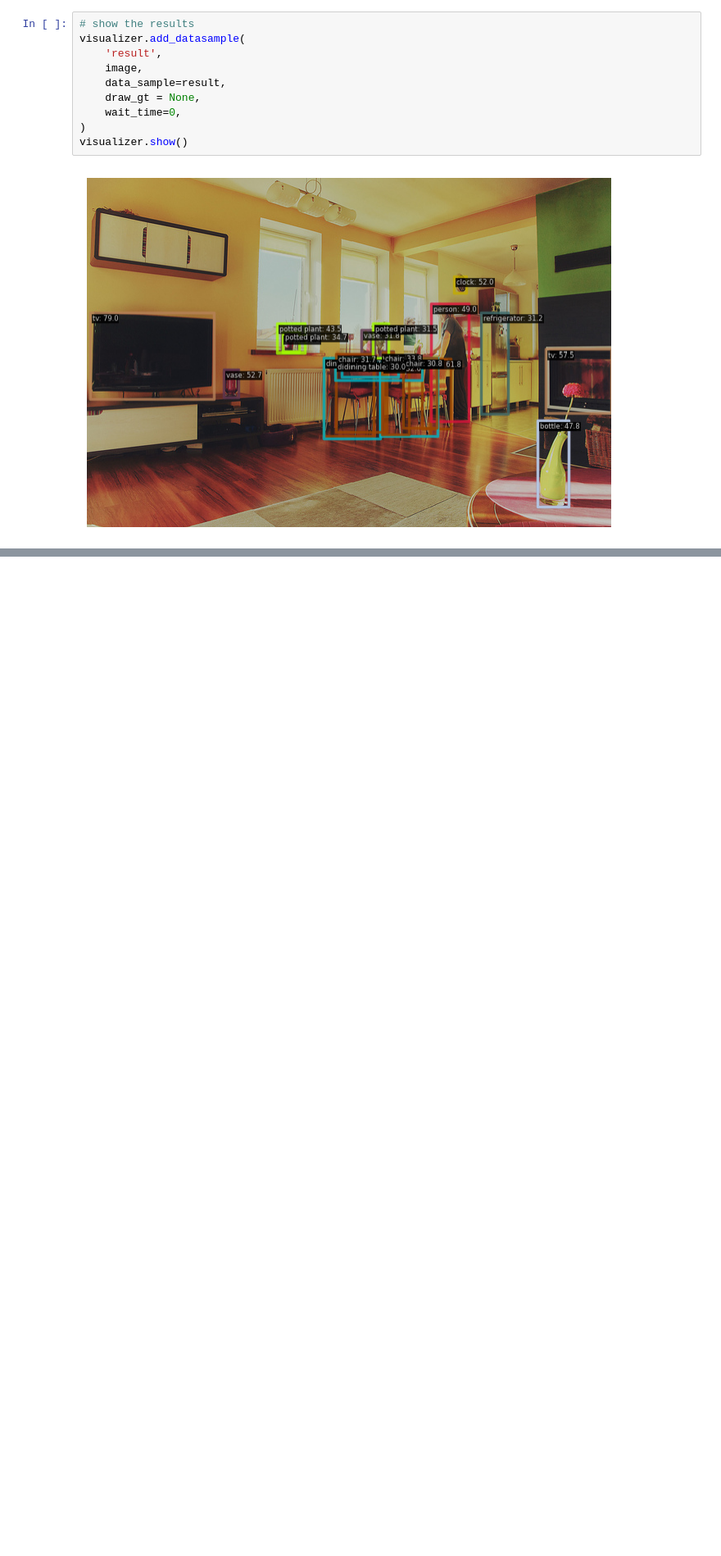
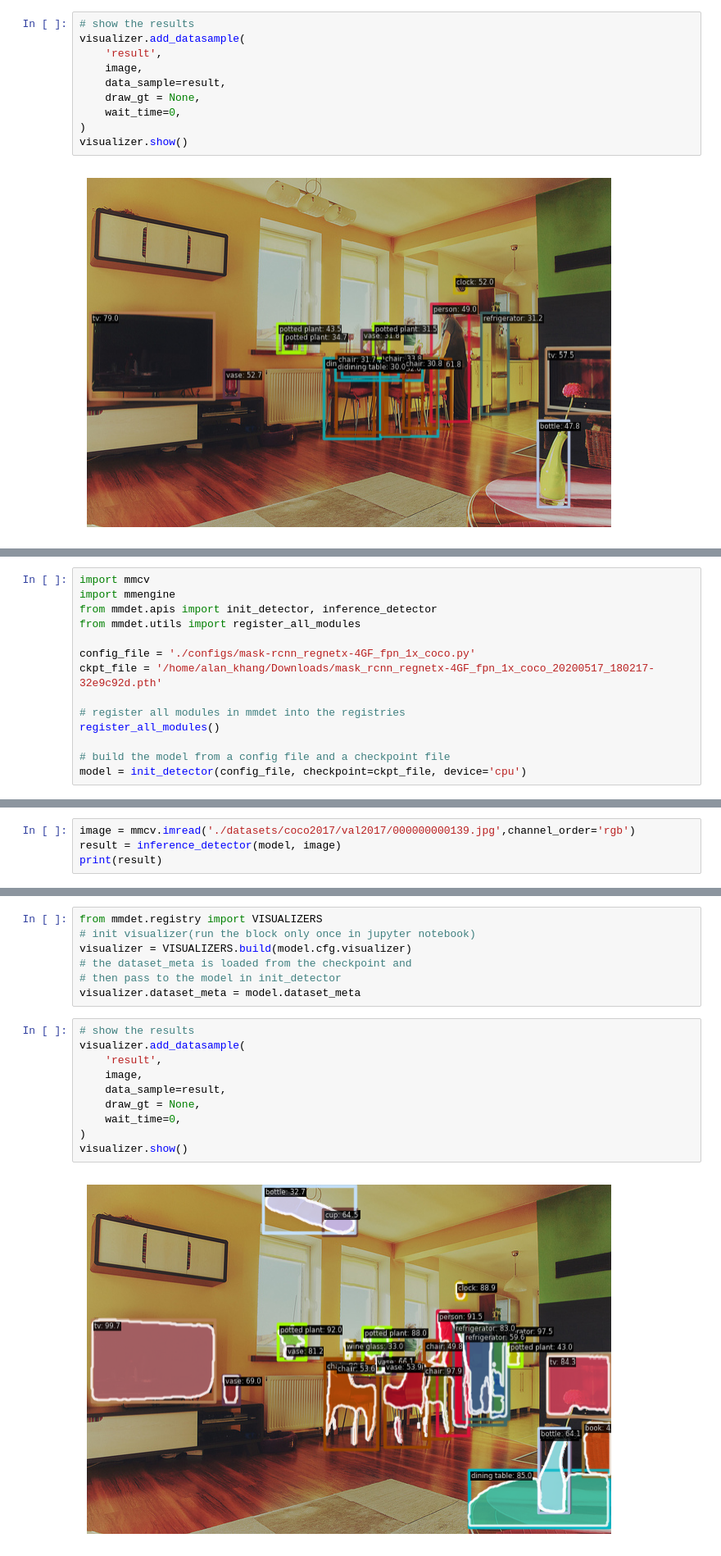
Before and after one commit to GiaKhangLuu/YOLOF-MaskV2-mmcv, a Jupyter notebook: test.ipynb, the cells around one changed output, grey strips where cells are left out. Shown at 82% size. Saved outputs shown, nothing was run; the diff lists cells and outputs as text; blank space fills up the shorter version.

```diff
--- a/test.ipynb
+++ b/test.ipynb
@@ -82,0 +146,14 @@ visualizer.show()
+# %%
+import mmcv
+import mmengine
+from mmdet.apis import init_detector, inference_detector
+from mmdet.utils import register_all_modules
+
+config_file = './configs/mask-rcnn_regnetx-4GF_fpn_1x_coco.py'
+ckpt_file = '/home/alan_khang/Downloads/mask_rcnn_regnetx-4GF_fpn_1x_coco_20200517_180217-32e9c92d.pth'
+
+# register all modules in mmdet into the registries
+register_all_modules()
+
+# build the model from a config file and a checkpoint file
+model = init_detector(config_file, checkpoint=ckpt_file, device='cpu')
@@ -82,0 +162,4 @@ visualizer.show()
+# %%
+image = mmcv.imread('./datasets/coco2017/val2017/000000000139.jpg',channel_order='rgb')
+result = inference_detector(model, image)
+print(result)
@@ -82,0 +184,19 @@ visualizer.show()
+# %%
+from mmdet.registry import VISUALIZERS
+# init visualizer(run the block only once in jupyter notebook)
+visualizer = VISUALIZERS.build(model.cfg.visualizer)
+# the dataset_meta is loaded from the checkpoint and
+# then pass to the model in init_detector
+visualizer.dataset_meta = model.dataset_meta
+# %%
+# show the results
+visualizer.add_datasample(
+    'result',
+    image,
+    data_sample=result,
+    draw_gt = None,
+    wait_time=0,
+)
+visualizer.show()
+# %% [output]
+[figure, added]
```
Also changed, not shown: parts of 9 cells of this notebook, 9 other files.
